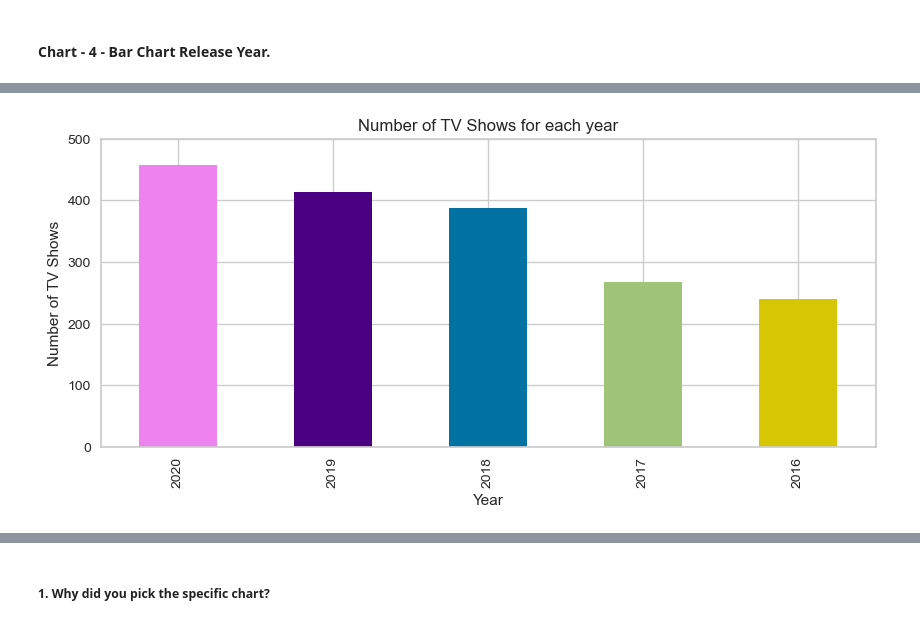
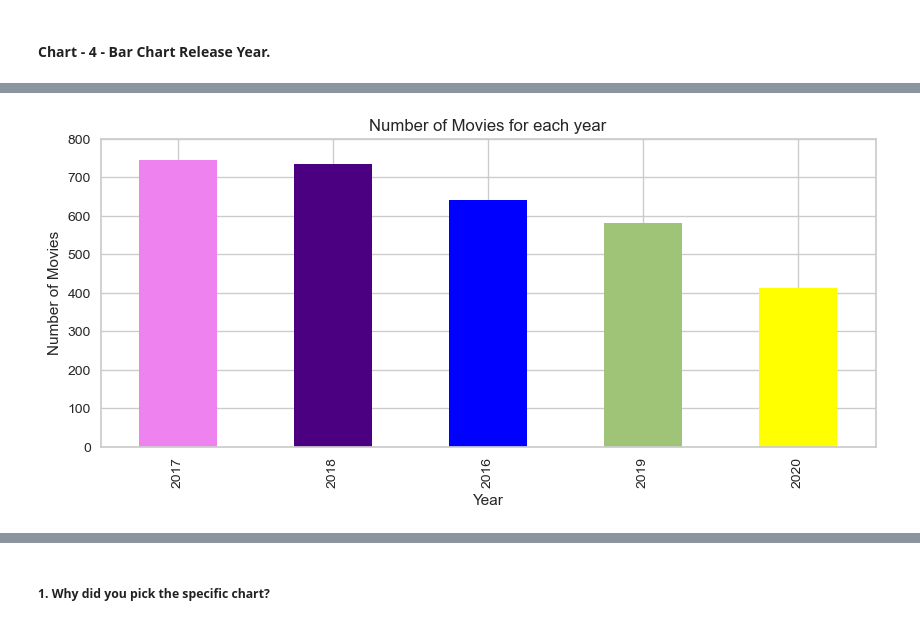
Before and after one commit to mdismailquraishicse/capstone_project_4_netflix_clustering, a Jupyter notebook: netflix_clustering.ipynb, the cells around one changed output, grey strips where cells are left out. Drawn from its saved outputs; the diff is of its cells as text; code cells hidden in the pictures.

```diff
--- a/netflix_clustering.ipynb
+++ b/netflix_clustering.ipynb
@@ -705,10 +764,5 @@ plt.show()
-# %%
-# TV Shows
-df_tv['release_year'].value_counts().head().plot.bar(color=colors)
-plt.yticks(np.arange(0,501,100))
-plt.title('Number of TV Shows for each year')
-plt.xlabel('Year')
-plt.ylabel('Number of TV Shows')
-plt.show()
-# %% [output]
-[figure, removed]
+# %%
+# Chart - 4 - Movie
+netflixVisualization.chart_4_movie()
+# %% [output]
+[figure, added]
```
Also changed, not shown: parts of 126 cells of this notebook.
